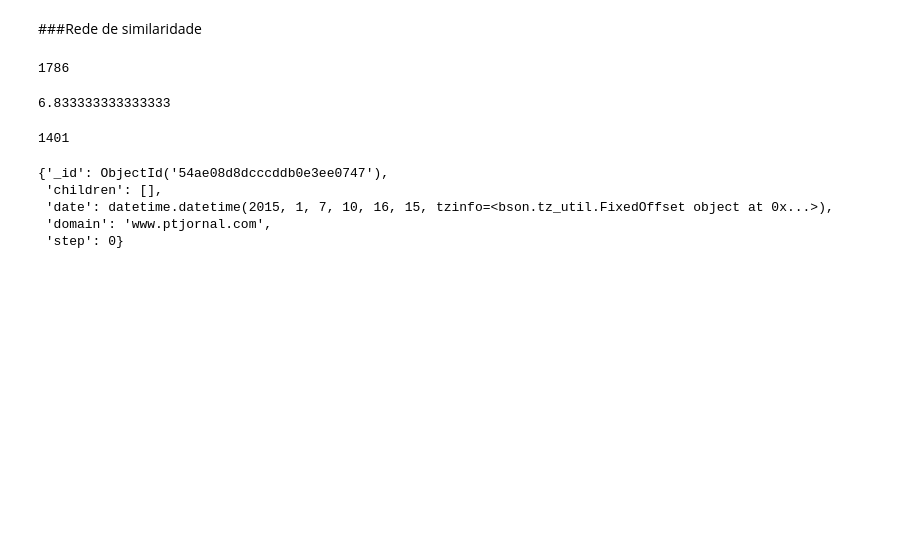
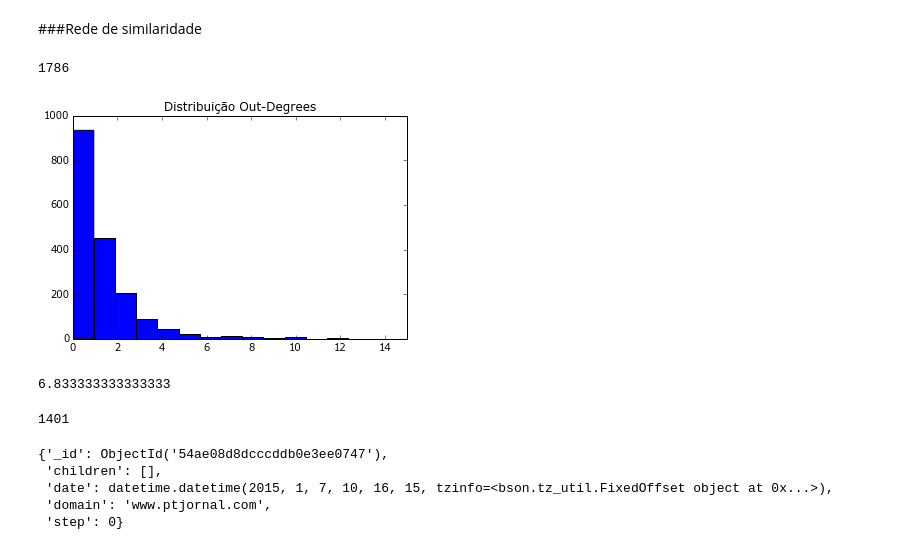
Before and after one commit to elisamussumeci/TCC, a Jupyter notebook: Notebook/TCC - Word2Vec Similaridade.ipynb, the cells around one changed output. Saved outputs shown, nothing was run; the diff lists cells and outputs as text; code cells hidden in the pictures; blank space fills up the shorter version.

```diff
--- a/Notebook/TCC - Word2Vec Similaridade.ipynb
+++ b/Notebook/TCC - Word2Vec Similaridade.ipynb
@@ -397,6 +409,19 @@ G = create_graph(dists_triu,data)
 G.number_of_nodes()
 # %% [output]
 1786
+# %%
+outs =[]
+# %%
+for i in G.out_degree_iter():
+    outs.append(i[1])
+# %%
+plt.hist(outs, bins=20)
+plt.xlim(0,15)
+plt.title("Distribuição Out-Degrees")
+plt.savefig("dist_outs.png")
+plt.show()
+# %% [output]
+[figure, added]
 # %%
 164/24
 # %% [output]
```
Also changed, not shown: parts of 4 cells of this notebook, 40 other files.
